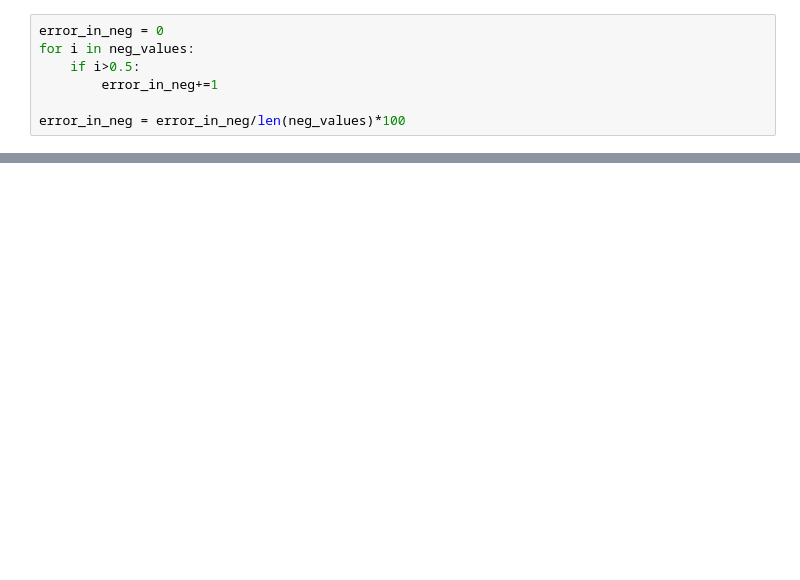
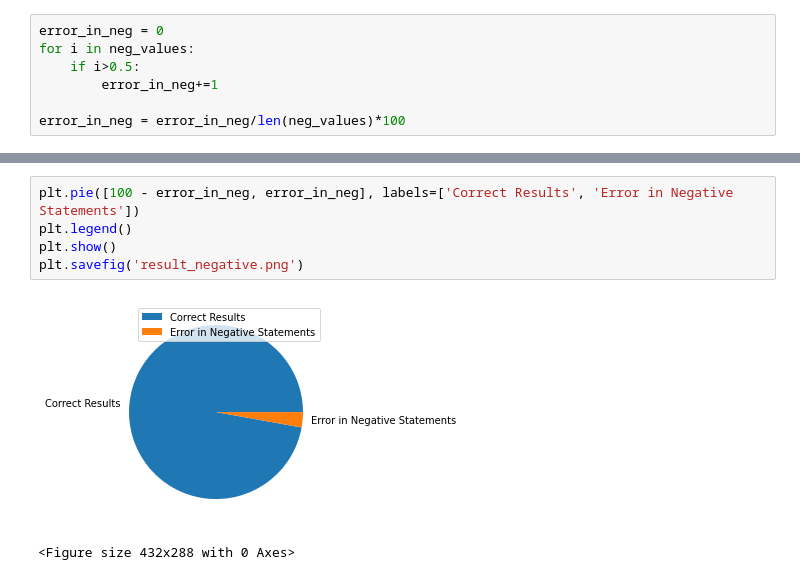
Before and after one commit to onkarr19/Sentiment-Based-Movie-Rating-System, a Jupyter notebook: Notebooks/Notebook.ipynb, the cells around one changed output, grey strips where cells are left out. Saved outputs shown, nothing was run; the diff lists cells and outputs as text; blank space fills up the shorter version.

```diff
--- a/Notebooks/Notebook.ipynb
+++ b/Notebooks/Notebook.ipynb
@@ -211,3 +263,11 @@ Error in positive statements is 2.75%.
+# %%
+plt.pie([100 - error_in_neg, error_in_neg], labels=['Correct Results', 'Error in Negative Statements'])
+plt.legend()
+plt.show()
+plt.savefig('result_negative.png')
+# %% [output]
+[figure, added]
+<Figure size 432x288 with 0 Axes>
 # %%
 check('this movie has no value addition to the person')
 # %% [output]
```
Also changed, not shown: parts of 12 cells of this notebook, 4 other files.
